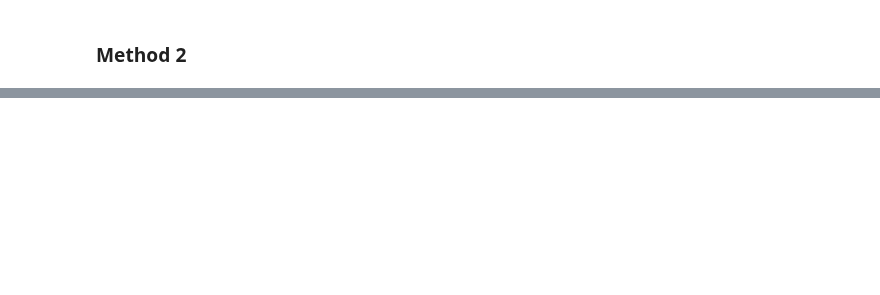
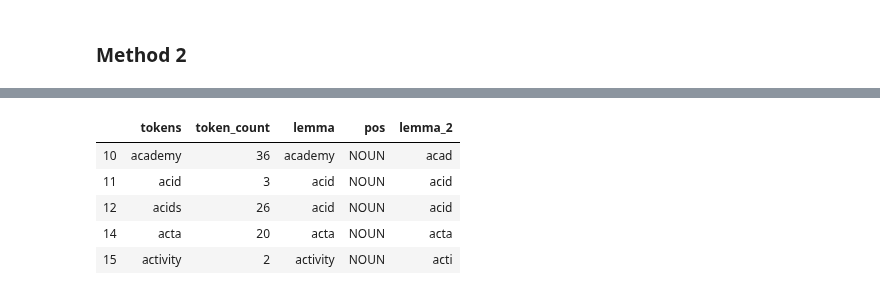
Before and after one commit to mrkjhsn/Thinkful-Exercises, a Jupyter notebook: data_cleaning_validation.ipynb, the cells around one changed output, grey strips where cells are left out. Saved outputs shown, nothing was run; the diff lists cells and outputs as text; code cells hidden in the pictures; blank space fills up the shorter version.

```diff
--- a/data_cleaning_validation.ipynb
+++ b/data_cleaning_validation.ipynb
@@ -350,0 +355,15 @@ journal_words_df_count.head(90)
+# %%
+# change format of columns from list to string
+# is there a better way I could be doing this?
+journal_words_df_count.lemma = journal_words_df_count.lemma.apply(''.join)
+journal_words_df_count.pos = journal_words_df_count.pos.apply(''.join)
+# %%
+# idenfity only nouns
+journal_words_df_count.loc[journal_words_df_count.pos == 'NOUN'].sort_values(by='lemma').head()
+# %% [output]
+|  | tokens | token_count | lemma | pos | lemma_2 |
+| 10 | academy | 36 | academy | NOUN | acad |
+| 11 | acid | 3 | acid | NOUN | acid |
+| 12 | acids | 26 | acid | NOUN | acid |
+| 14 | acta | 20 | acta | NOUN | acta |
+| 15 | activity | 2 | activity | NOUN | acti |
```
Also changed, not shown: parts of 32 cells of this notebook.
